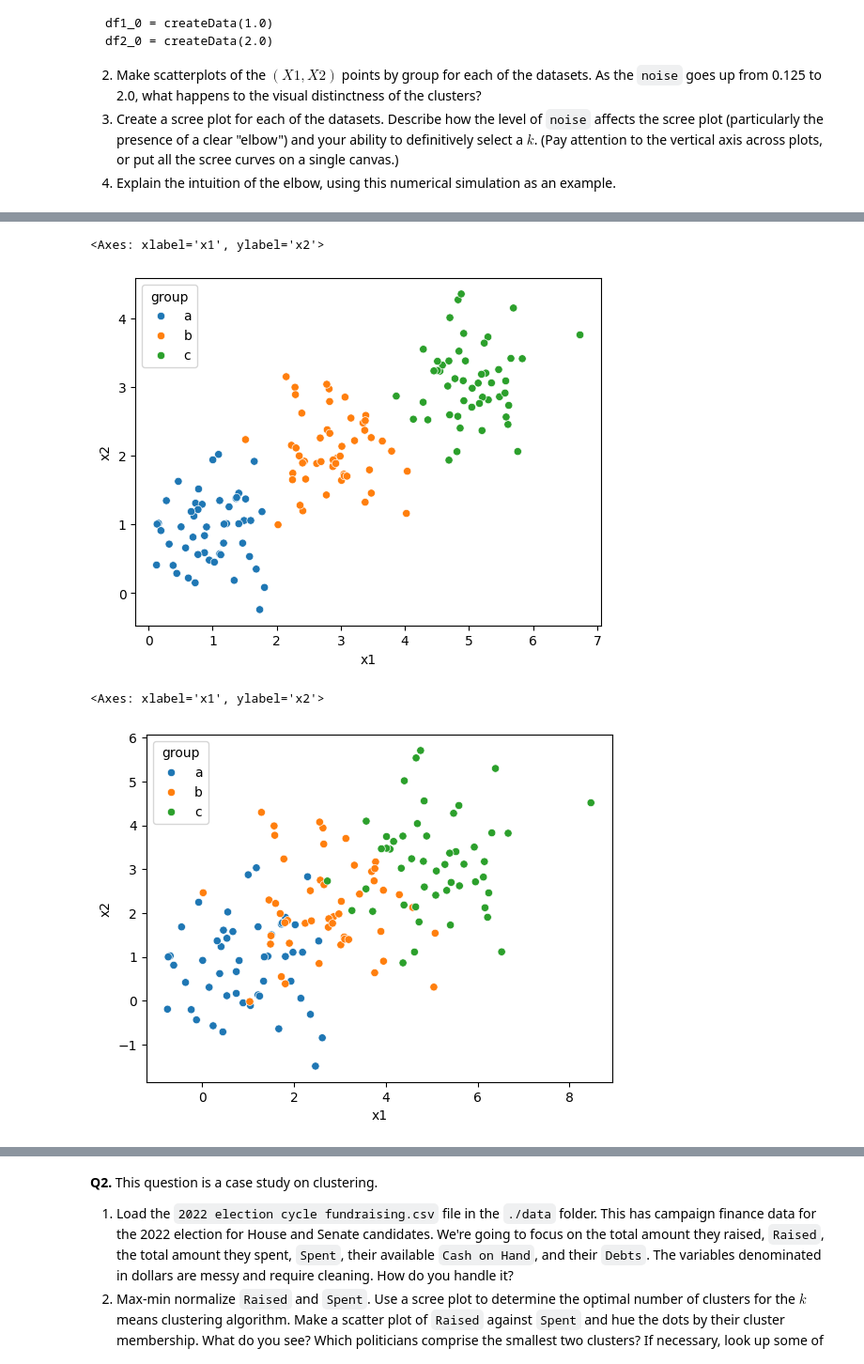
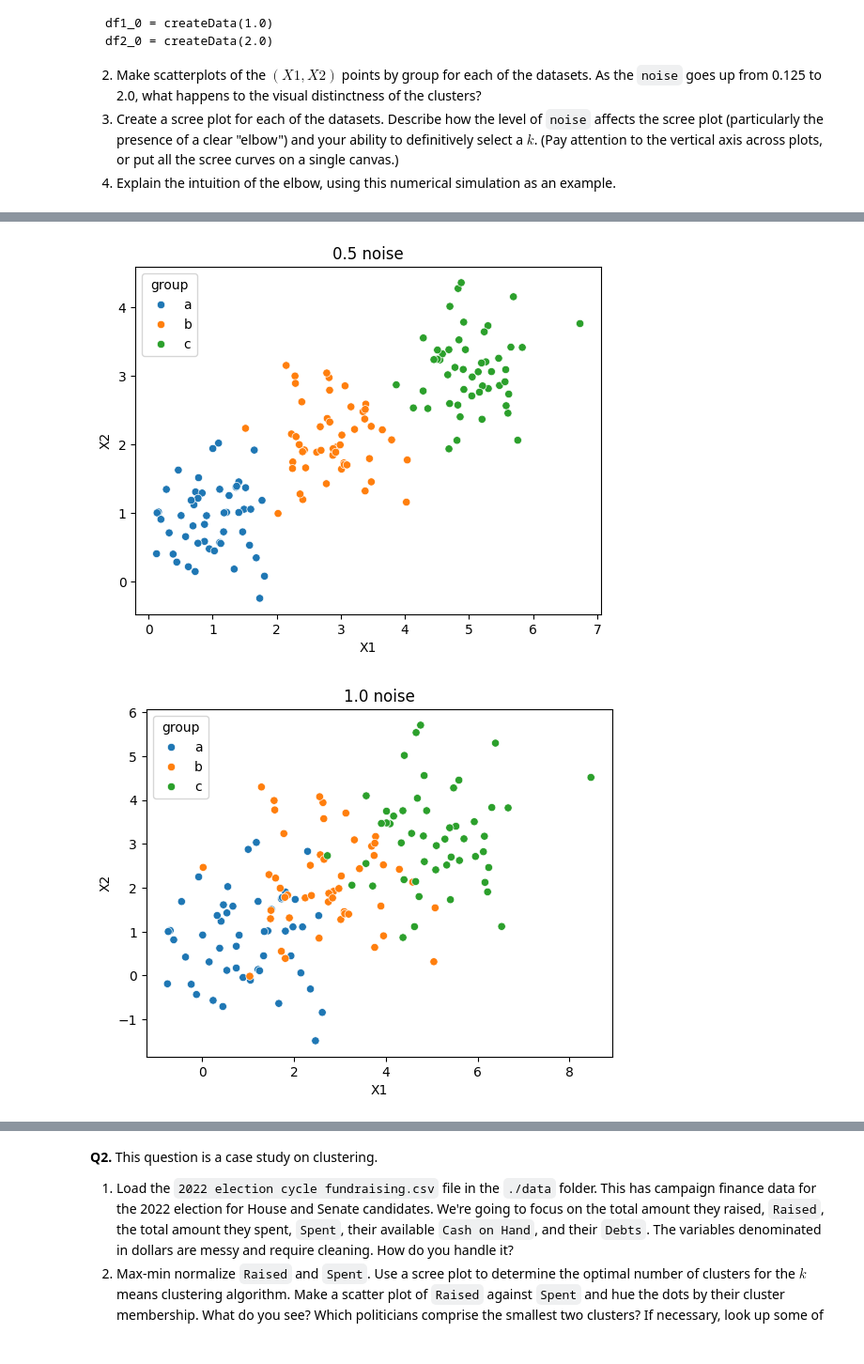
Before and after one commit to Harryshield14/clustering_assignment, a Jupyter notebook: assignment_clustering.ipynb, the cells around one changed output, grey strips where cells are left out. Shown: that part at 94% size. Drawn from its saved outputs; the diff is of its cells as text; code cells hidden in the pictures.

```diff
--- a/assignment_clustering.ipynb
+++ b/assignment_clustering.ipynb
@@ -73,12 +79,18 @@ sns.scatterplot(data = df0_25,x = 'x1',y = 'x2',hue = 'group')
 # %%
 sns.scatterplot(data = df0_5,x = 'x1',y = 'x2',hue = 'group')
+plt.xlabel('X1')
+plt.ylabel('X2')
+plt.title('0.5 noise')
+plt.show()
 # %% [output]
-<Axes: xlabel='x1', ylabel='x2'>
-[figure, old version]
+[figure, new version]
 # %%
 sns.scatterplot(data = df1_0,x = 'x1',y = 'x2',hue = 'group')
+plt.xlabel('X1')
+plt.ylabel('X2')
+plt.title('1.0 noise')
+plt.show()
 # %% [output]
-<Axes: xlabel='x1', ylabel='x2'>
-[figure, old version]
+[figure, new version]
 # %%
 sns.scatterplot(data = df2_0,x = 'x1',y = 'x2',hue = 'group')
```
Also changed, not shown: parts of 11 cells of this notebook.
